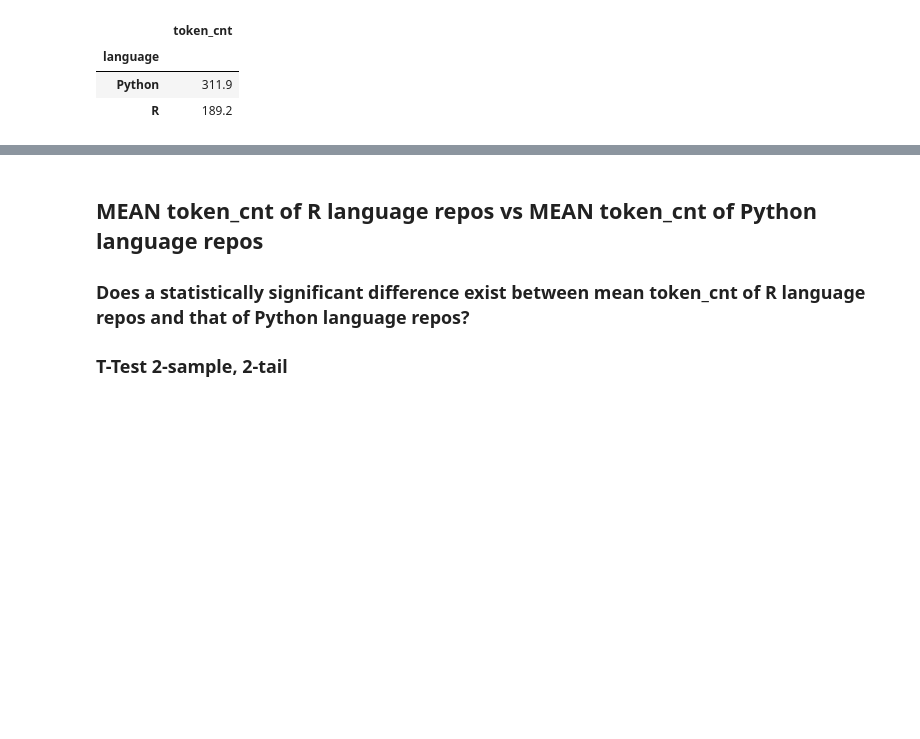
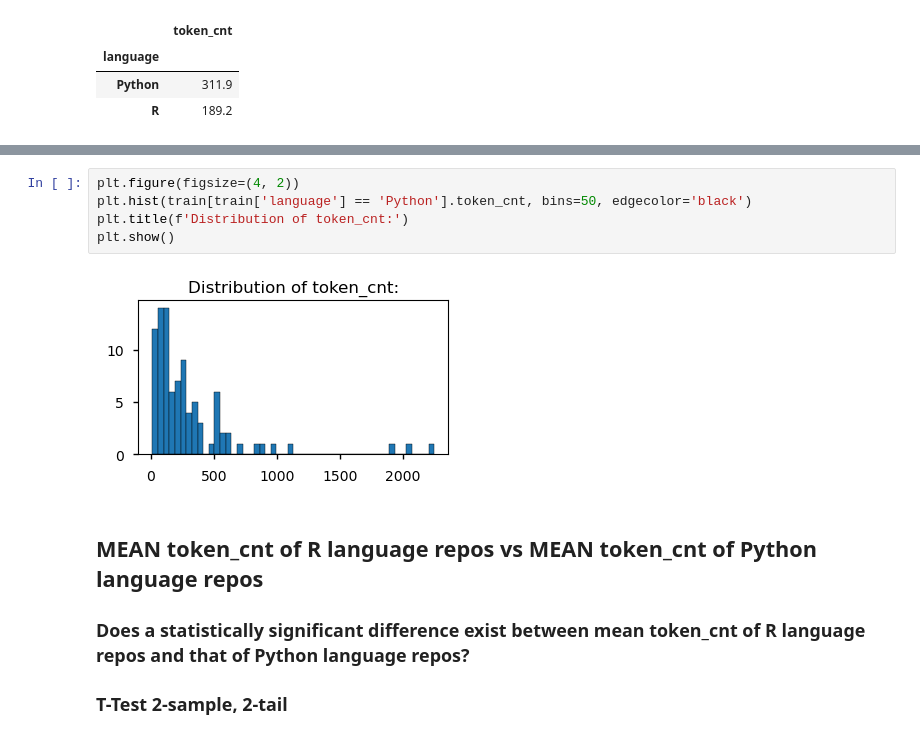
Before and after one commit to Cod-Up-Our-Data/github_language_processing, a Jupyter notebook: explore_r.ipynb, the cells around one changed output, grey strips where cells are left out. Drawn from its saved outputs; the diff is of its cells as text; blank space fills up the shorter version.

```diff
--- a/explore_r.ipynb
+++ b/explore_r.ipynb
@@ -395,3 +388,10 @@ plt.show()
+# %%
+plt.figure(figsize=(4, 2))
+plt.hist(train[train['language'] == 'Python'].token_cnt, bins=50, edgecolor='black')
+plt.title(f'Distribution of token_cnt:')
+plt.show()
+# %% [output]
+[figure, added]
 # %% [markdown]
 ## MEAN token_cnt of R language repos vs MEAN token_cnt of Python language repos
 ### Does a statistically significant difference exist between mean token_cnt of R language repos and that of Python language repos?
```
Also changed, not shown: parts of 4 cells of this notebook.
